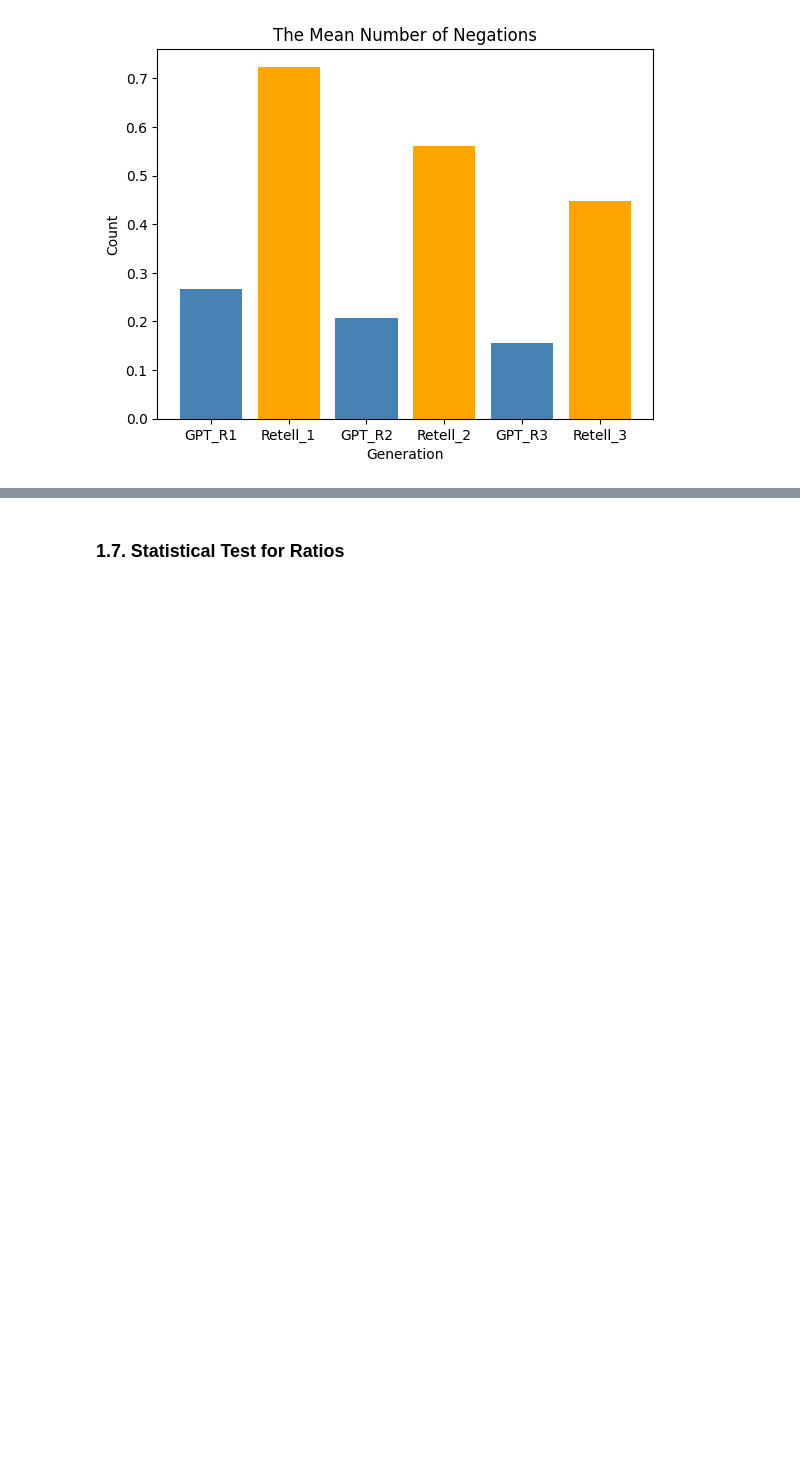
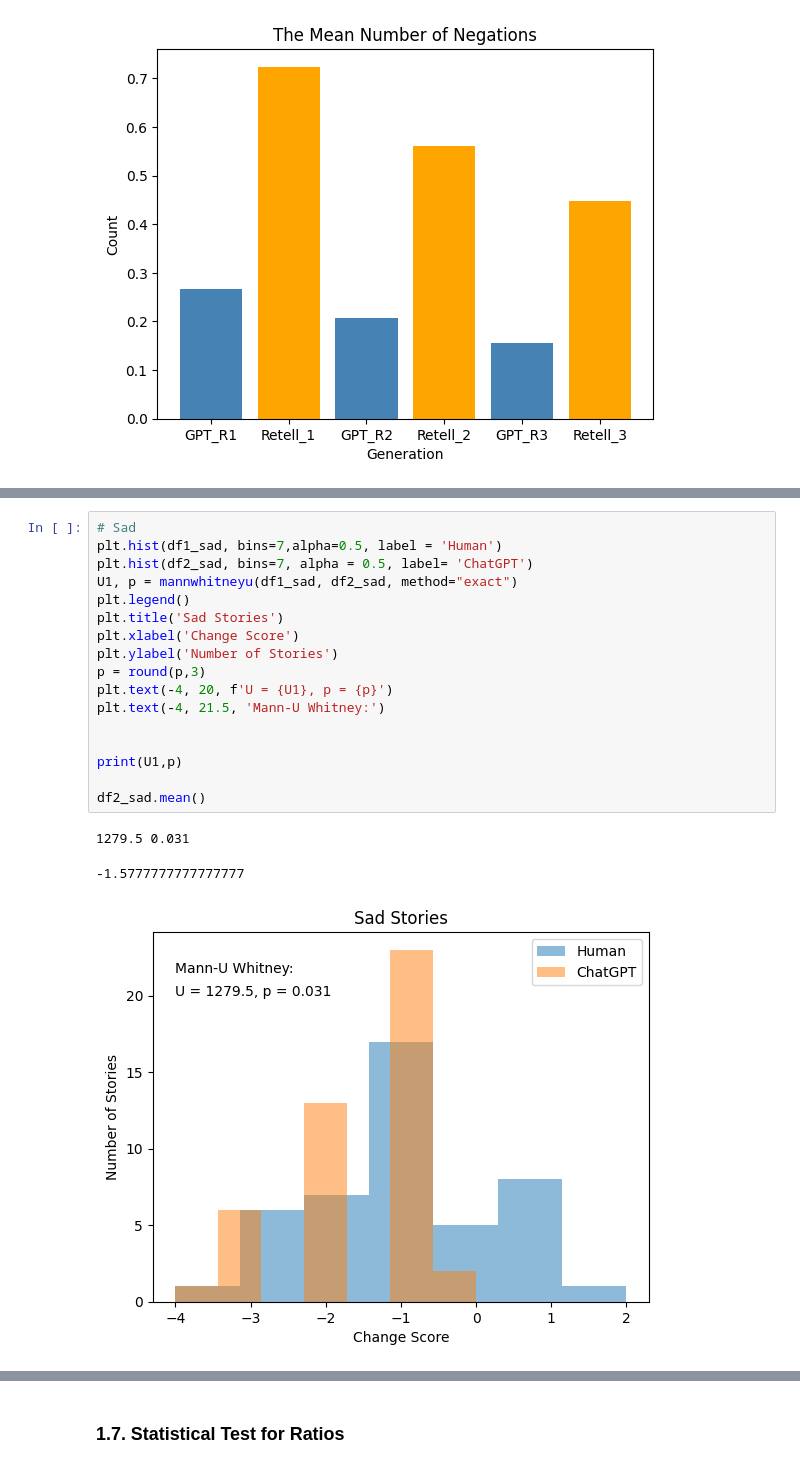
Before and after one commit to egeotenen/GPT-Retelling, a Jupyter notebook: Investigation_of_Only_Negations_Context_of_Negations.ipynb, the cells around one changed output, grey strips where cells are left out. Cells and saved outputs as stored; diff of their text form; blank space fills up the shorter version.

```diff
--- a/Investigation_of_Only_Negations_Context_of_Negations.ipynb
+++ b/Investigation_of_Only_Negations_Context_of_Negations.ipynb
@@ -336,0 +411,21 @@ Text(0, 0.5, 'Count')
+# %%
+# Sad
+plt.hist(df1_sad, bins=7,alpha=0.5, label = 'Human')
+plt.hist(df2_sad, bins=7, alpha = 0.5, label= 'ChatGPT')
+U1, p = mannwhitneyu(df1_sad, df2_sad, method="exact")
+plt.legend()
+plt.title('Sad Stories')
+plt.xlabel('Change Score')
+plt.ylabel('Number of Stories')
+p = round(p,3)
+plt.text(-4, 20, f'U = {U1}, p = {p}')
+plt.text(-4, 21.5, 'Mann-U Whitney:')
+
+
+print(U1,p)
+
+df2_sad.mean()
+# %% [output]
+1279.5 0.031
+-1.5777777777777777
+[figure, added]
```
Also changed, not shown: parts of 19 cells of this notebook, 3 other files.
